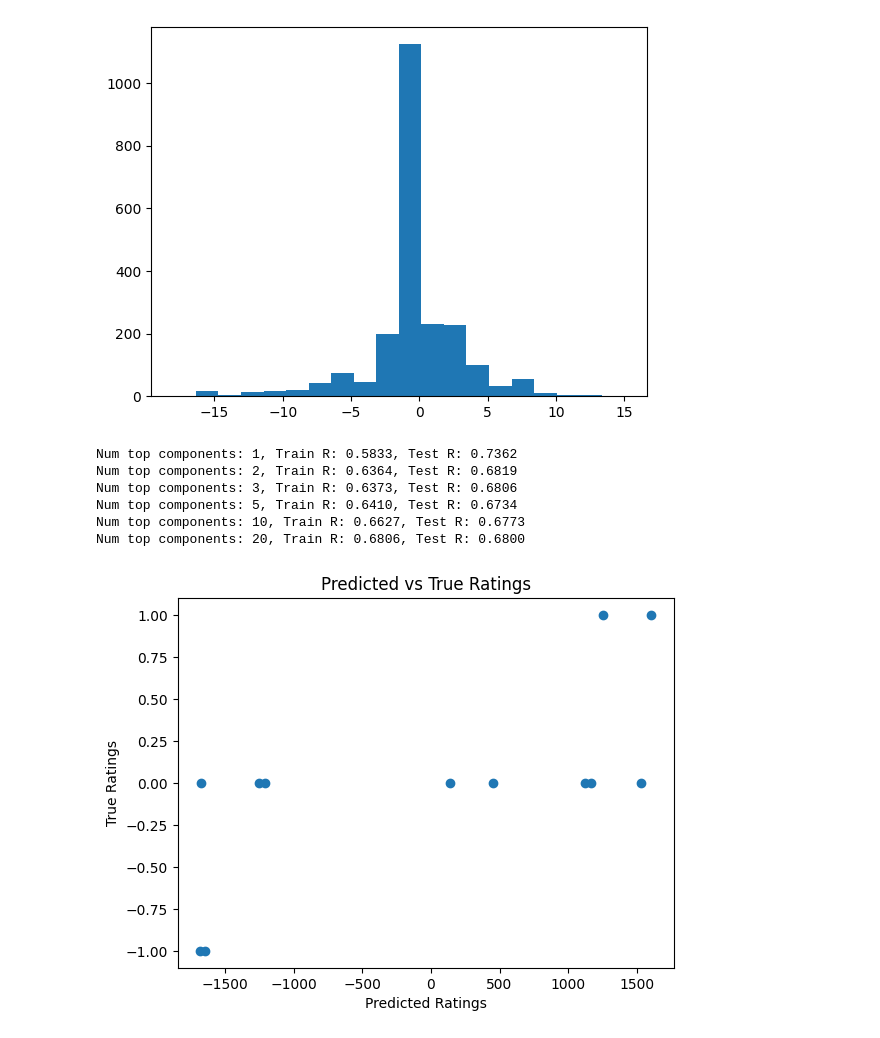
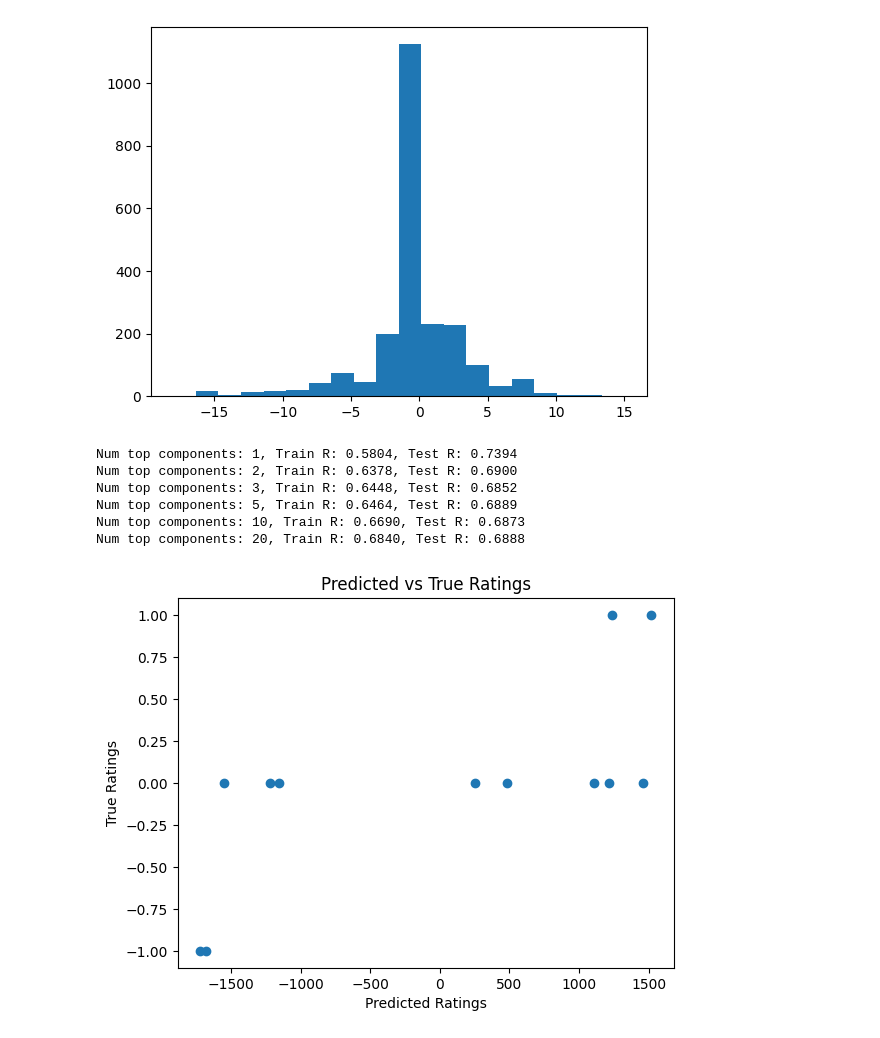
Before and after one commit to MaanasArora/oval, a Jupyter notebook: notebooks/projected.ipynb, the cells around one changed output. Drawn from its saved outputs; the diff is of its cells as text; code cells hidden in the pictures.

Commit message:
Restrict PCA to non-test indices

```diff
--- a/notebooks/projected.ipynb
+++ b/notebooks/projected.ipynb
@@ -111,40 +111,41 @@ plt.hist(p_labels, bins=20)
 # %%
 numiter = 20
 
-decomposed_full, pca = decompose_votes(votes_matrix.values, num_components=30)
+comment_indices_except_test = comments.index[~comments.index.isin(test_indices)]
+decomposed_full, pca = decompose_votes(
+    votes_matrix.values[:, comment_indices_except_test], num_components=30
+)
 
 for numtop in [1, 2, 3, 5, 10, 20]:
     decomposed = decomposed_full[:, :numtop]
 
     model = LinearRegression()
     model.fit(decomposed, p_labels)
 
     pred = model.predict(decomposed)
     pred_p_labels = V_test_comments.T @ pred
 
     pred_labels_train = V_train_comments.T @ pred
     pred_labels_test = V_test_comments.T @ pred
 
-    r_train.append(np.corrcoef(pred_labels_train, labels_train)[0, 1])
-    r.append(np.corrcoef(pred_labels_test, labels_test)[0, 1])
+    r_train = np.corrcoef(pred_labels_train, labels_train)[0, 1]
+    r_test = np.corrcoef(pred_labels_test, labels_test)[0, 1]
 
-    print(
-        f"Num top components: {numtop}, Train R: {r_train[-1]:.4f}, Test R: {r[-1]:.4f}"
-    )
+    print(f"Num top components: {numtop}, Train R: {r_train:.4f}, Test R: {r_test:.4f}")
 
 plt.scatter(pred_labels_test, labels_test)
 plt.xlabel("Predicted Ratings")
 plt.ylabel("True Ratings")
 plt.title("Predicted vs True Ratings")
 plt.show()
 # %% [output]
-Num top components: 1, Train R: 0.5833, Test R: 0.7362
-Num top components: 2, Train R: 0.6364, Test R: 0.6819
-Num top components: 3, Train R: 0.6373, Test R: 0.6806
-Num top components: 5, Train R: 0.6410, Test R: 0.6734
-Num top components: 10, Train R: 0.6627, Test R: 0.6773
-Num top components: 20, Train R: 0.6806, Test R: 0.6800
+Num top components: 1, Train R: 0.5804, Test R: 0.7394
+Num top components: 2, Train R: 0.6378, Test R: 0.6900
+Num top components: 3, Train R: 0.6448, Test R: 0.6852
+Num top components: 5, Train R: 0.6464, Test R: 0.6889
+Num top components: 10, Train R: 0.6690, Test R: 0.6873
+Num top components: 20, Train R: 0.6840, Test R: 0.6888
-[figure, old version]
+[figure, new version]
 # %%
 model = LinearRegression()
 model.fit(decomposed_full[:, :4], p_labels)
```
Also changed, not shown: parts of 1 cell of this notebook.
